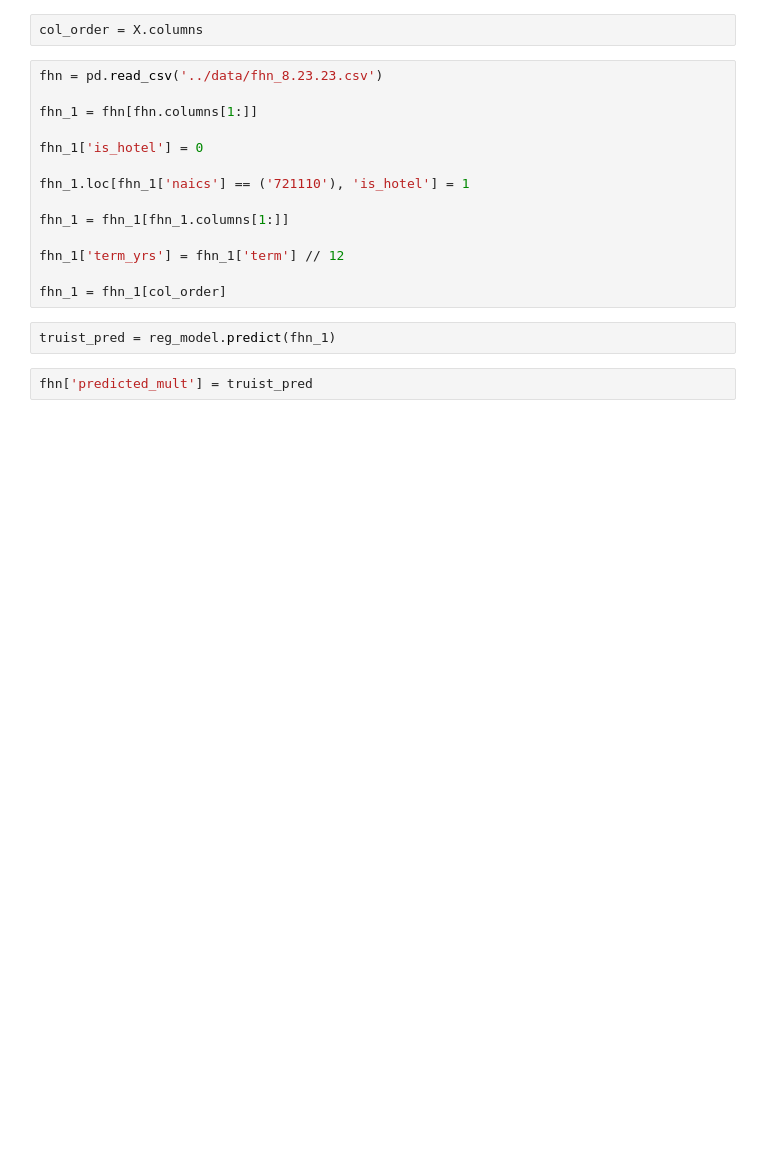
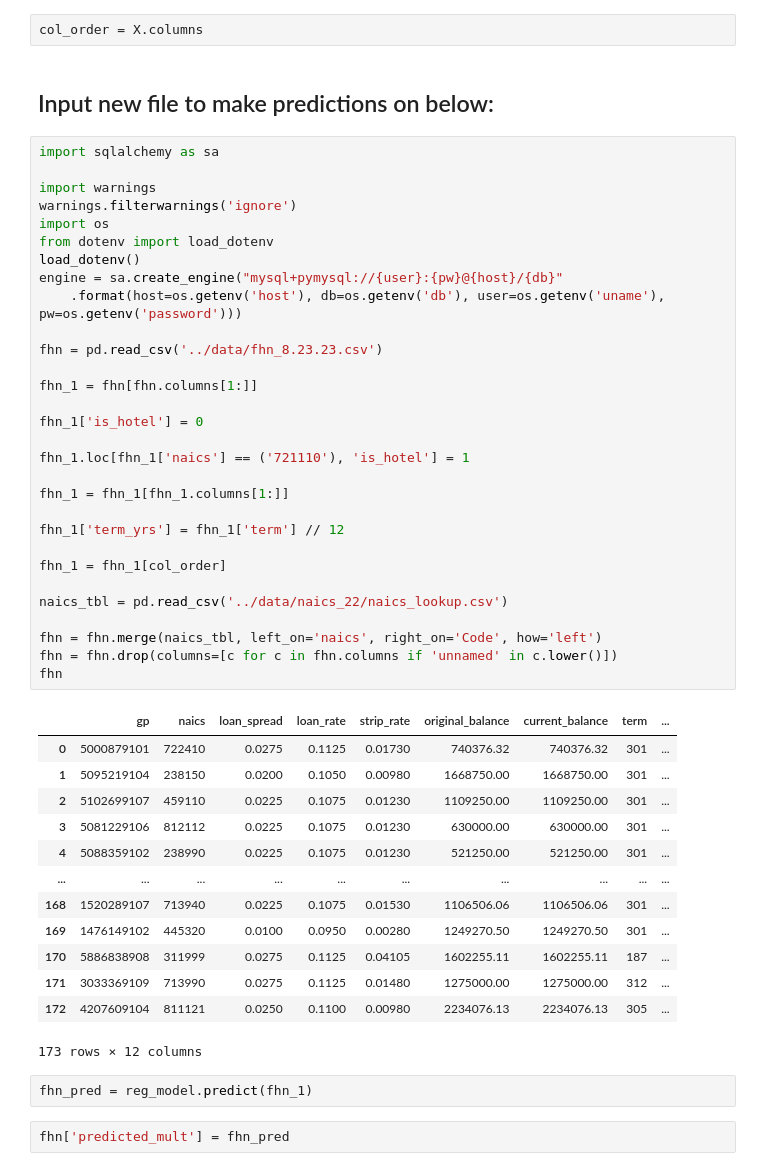
Before and after one commit to laramiedunlap/workstation_transfers, a Jupyter notebook: valuation_model/notebooks/model_production.ipynb, the cells around one changed output. Saved outputs shown, nothing was run; the diff lists cells and outputs as text; blank space fills up the shorter version.

```diff
--- a/valuation_model/notebooks/model_production.ipynb
+++ b/valuation_model/notebooks/model_production.ipynb
@@ -151,20 +171,52 @@ Feature Importance Data:
 # %%
 col_order = X.columns
+# %% [markdown]
+## Input new file to make predictions on below:
 # %%
+import sqlalchemy as sa
+
+import warnings
+warnings.filterwarnings('ignore')
+import os
+from dotenv import load_dotenv
+load_dotenv()
+engine = sa.create_engine("mysql+pymysql://{user}:{pw}@{host}/{db}"
+    .format(host=os.getenv('host'), db=os.getenv('db'), user=os.getenv('uname'), pw=os.getenv('password')))
+
 fhn = pd.read_csv('../data/fhn_8.23.23.csv')
 
 fhn_1 = fhn[fhn.columns[1:]]
 
 fhn_1['is_hotel'] = 0
 
 fhn_1.loc[fhn_1['naics'] == ('721110'), 'is_hotel'] = 1
 
 fhn_1 = fhn_1[fhn_1.columns[1:]]
 
 fhn_1['term_yrs'] = fhn_1['term'] // 12
 
 fhn_1 = fhn_1[col_order]
+
+naics_tbl = pd.read_csv('../data/naics_22/naics_lookup.csv')
+
+fhn = fhn.merge(naics_tbl, left_on='naics', right_on='Code', how='left')
+fhn = fhn.drop(columns=[c for c in fhn.columns if 'unnamed' in c.lower()])
+fhn
+# %% [output]
+|  | gp | naics | loan_spread | loan_rate | strip_rate | original_balance | current_balance | term | ... |
+| 0 | 5000879101 | 722410 | 0.0275 | 0.1125 | 0.01730 | 740376.32 | 740376.32 | 301 | ... |
+| 1 | 5095219104 | 238150 | 0.0200 | 0.1050 | 0.00980 | 1668750.00 | 1668750.00 | 301 | ... |
+| 2 | 5102699107 | 459110 | 0.0225 | 0.1075 | 0.01230 | 1109250.00 | 1109250.00 | 301 | ... |
+| 3 | 5081229106 | 812112 | 0.0225 | 0.1075 | 0.01230 | 630000.00 | 630000.00 | 301 | ... |
+| 4 | 5088359102 | 238990 | 0.0225 | 0.1075 | 0.01230 | 521250.00 | 521250.00 | 301 | ... |
+| ... | ... | ... | ... | ... | ... | ... | ... | ... | ... |
+| 168 | 1520289107 | 713940 | 0.0225 | 0.1075 | 0.01530 | 1106506.06 | 1106506.06 | 301 | ... |
+| 169 | 1476149102 | 445320 | 0.0100 | 0.0950 | 0.00280 | 1249270.50 | 1249270.50 | 301 | ... |
+| 170 | 5886838908 | 311999 | 0.0275 | 0.1125 | 0.04105 | 1602255.11 | 1602255.11 | 187 | ... |
+| 171 | 3033369109 | 713990 | 0.0275 | 0.1125 | 0.01480 | 1275000.00 | 1275000.00 | 312 | ... |
+| 172 | 4207609104 | 811121 | 0.0250 | 0.1100 | 0.00980 | 2234076.13 | 2234076.13 | 305 | ... |
+173 rows × 12 columns
 # %%
-truist_pred = reg_model.predict(fhn_1)
+fhn_pred = reg_model.predict(fhn_1)
 # %%
-fhn['predicted_mult'] = truist_pred
+fhn['predicted_mult'] = fhn_pred
```
Also changed, not shown: parts of 9 cells of this notebook, 4 other files.
